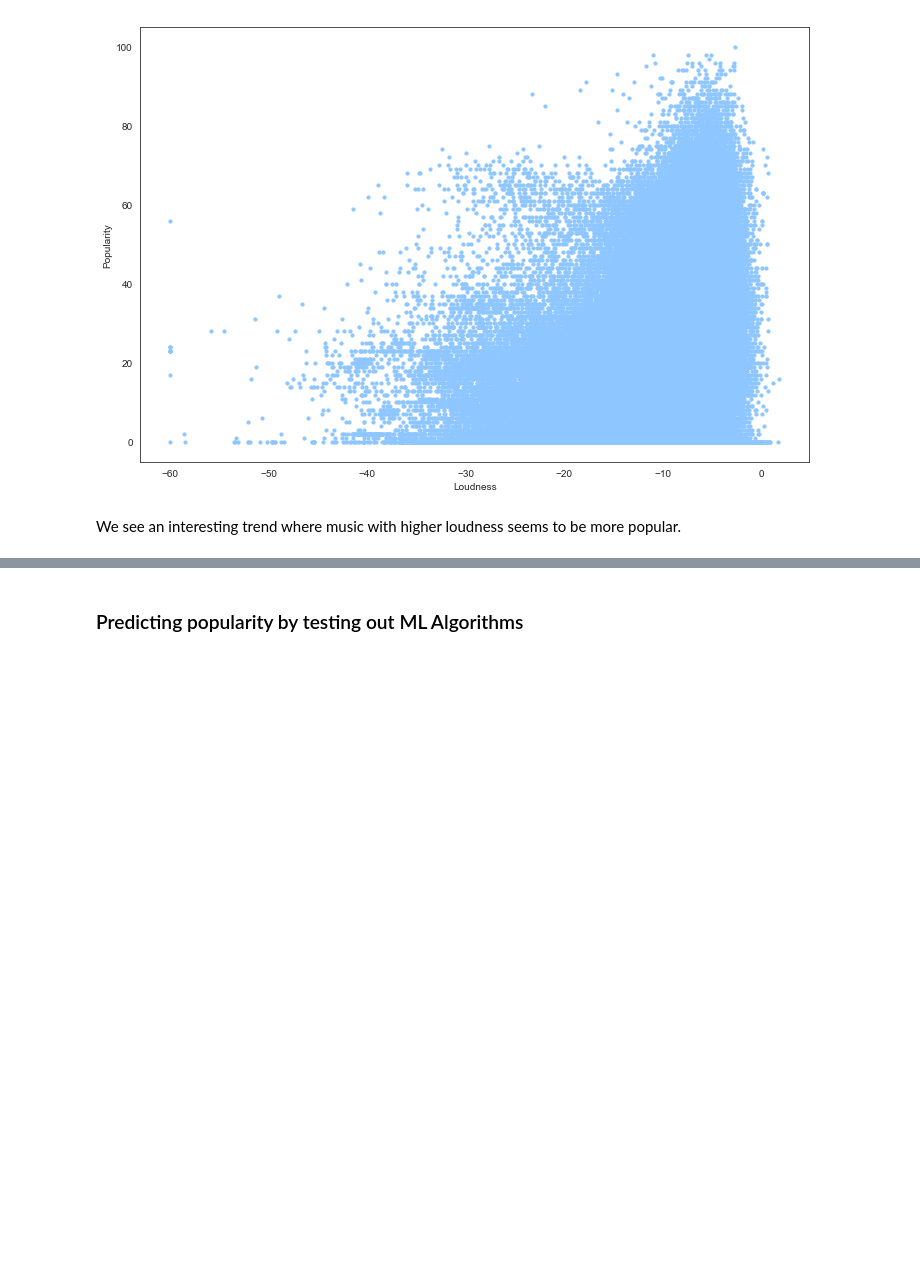
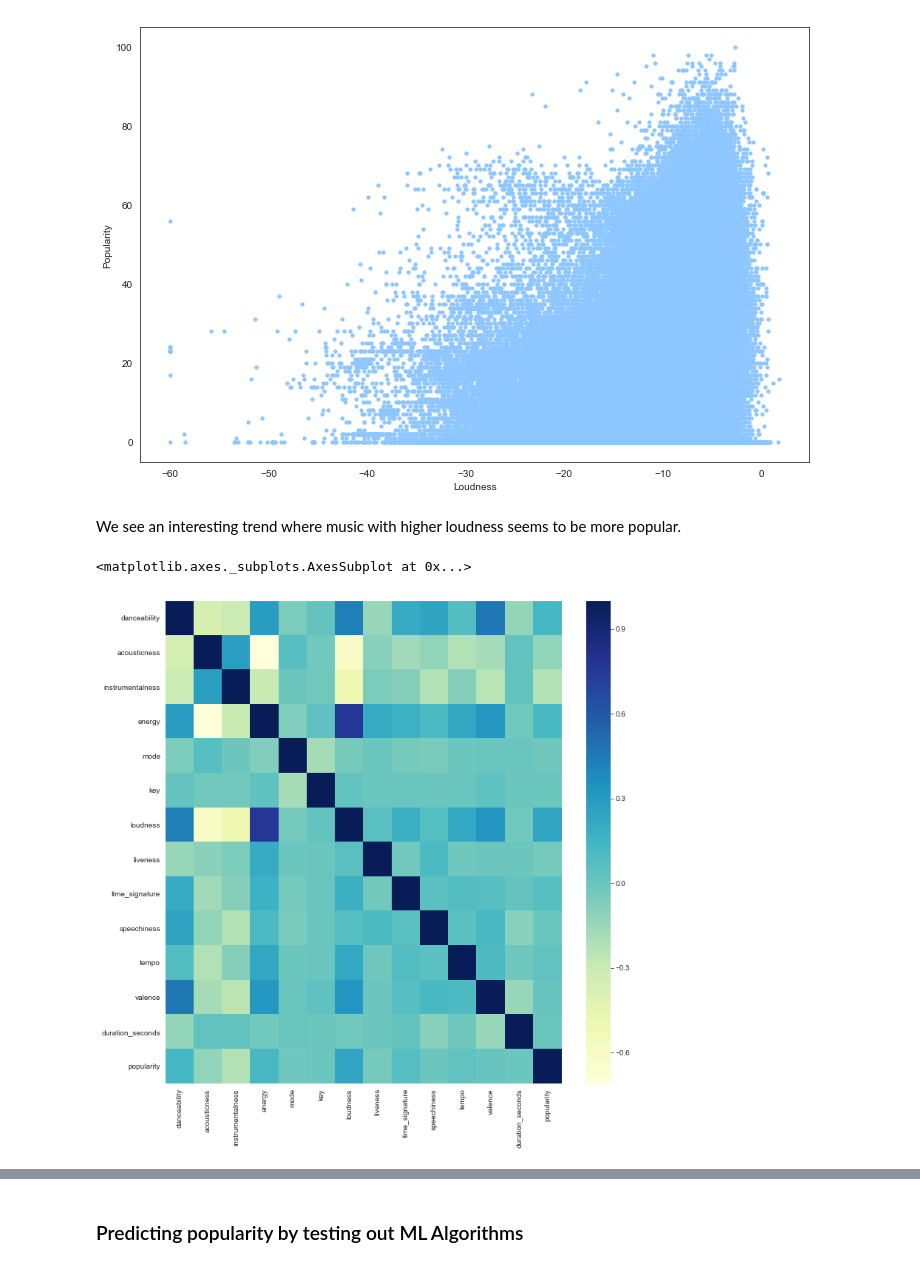
Before and after one commit to RQuery/Spotify-Song-Popularity-Prediction, a Jupyter notebook: Spotify Audio Features.ipynb, the cells around one changed output, grey strips where cells are left out. Drawn from its saved outputs; the diff is of its cells as text; code cells hidden in the pictures; blank space fills up the shorter version.

```diff
--- a/Spotify Audio Features.ipynb
+++ b/Spotify Audio Features.ipynb
@@ -331,3 +331,14 @@ Text(0, 0.5, 'Popularity')
 [figure]
 # %% [markdown]
 We see an interesting trend where music with higher loudness seems to be more popular.
+# %%
+fig8 = plt.figure(figsize = (12, 12))
+data_small = data[["danceability", "acousticness", "instrumentalness", "energy", "mode", "key", "loudness", "liveness", "time_signature", "speechiness", "tempo", "valence", "duration_seconds", "popularity"]]
+corr = data_small.corr()
+sns.heatmap(corr,
+            xticklabels=corr.columns.values,
+            yticklabels=corr.columns.values,
+            cmap="YlGnBu")
+# %% [output]
+<matplotlib.axes._subplots.AxesSubplot at 0x...>
+[figure, added]
```
Also changed, not shown: parts of 1 cell of this notebook.
